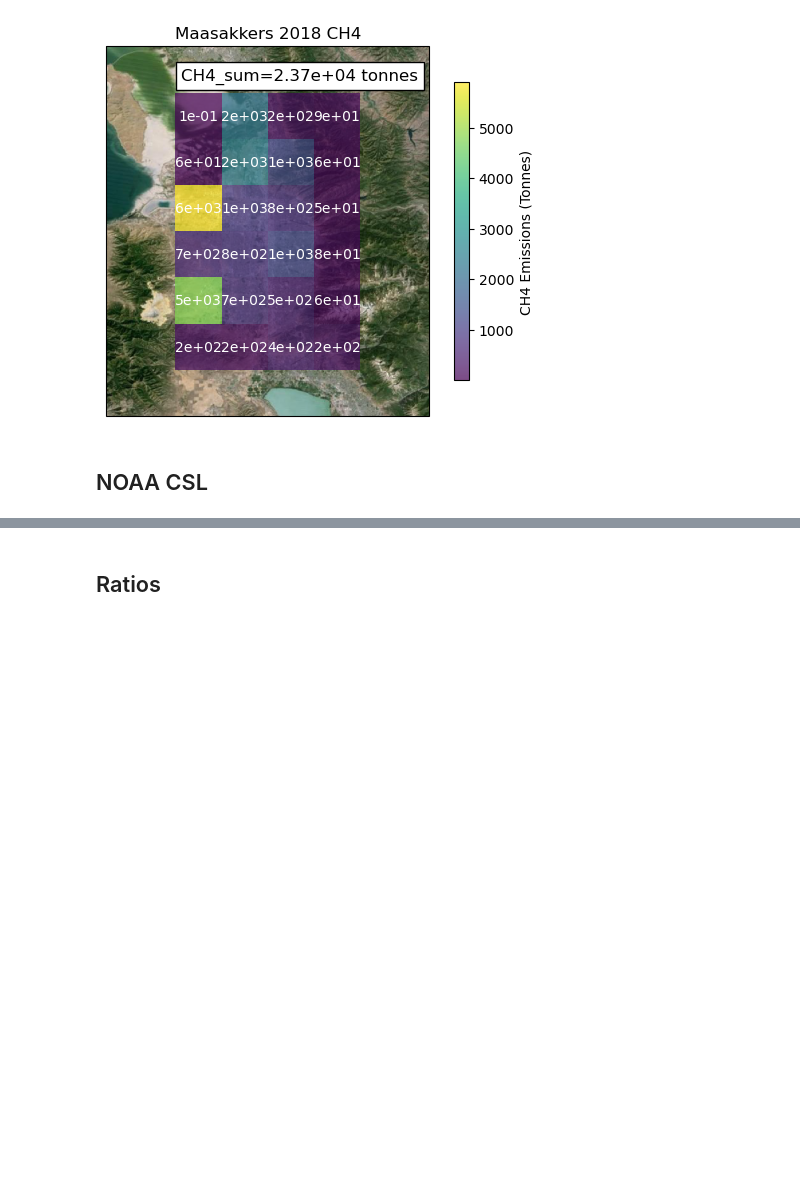
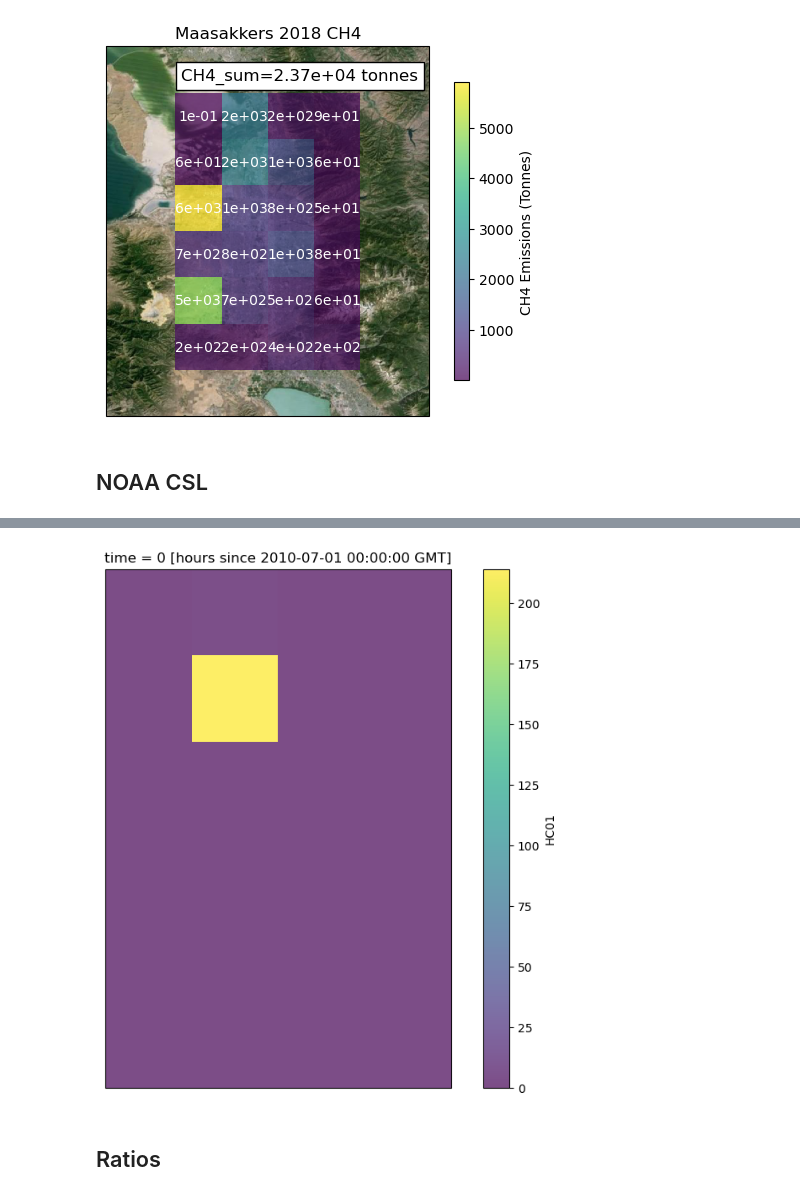
Before and after one commit to agmeyer4/Atmos_Column, a Jupyter notebook: atmos_column/ipynbs/inventories.ipynb, the cells around one changed output, grey strips where cells are left out. Drawn from its saved outputs; the diff is of its cells as text; code cells hidden in the pictures; blank space fills up the shorter version.

```diff
--- a/atmos_column/ipynbs/inventories.ipynb
+++ b/atmos_column/ipynbs/inventories.ipynb
@@ -343,0 +546,41 @@ plt.show()
+# %%
+hrz = {'00z':{
+            'full_filepath':"/uufs/chpc.utah.edu/common/home/lin-group10/HKH/Public/NOAA_CSL_Raw_Data/EI_2019_01/Area_OG/weekdy/AreaFOGnei17_00to12Z.nc",
+            'ds':None
+        },
+        '12z':{
+            'full_filepath':'/uufs/chpc.utah.edu/common/home/lin-group10/HKH/Public/NOAA_CSL_Raw_Data/EI_2019_01/Area_OG/satdy/AreaFOGnei17_12to24Z.nc',
+            'ds':None
+        }}
+var_name = 'HC01'
+
+ds_example = xr.open_dataset(hrz['00z']['full_filepath'])
+regridder, lonc, latc = makeregridder(ds,var_name)
+
+for key, hz in hrz.items():
+    ds_in = xr.open_dataset(hz['full_filepath'],chunks={'Time': 1})
+    ds_in = reformat_ds(ds_in,lonc,latc)
+    ds_out = regridder(ds_in)
+    ds_out = convert_units(ds_out)
+    ds_out = reformat_ds_out(ds_out,'00z')
+    hrz[key]['ds'] = ds_out
+
+
+#ds_out = combine_dayhalves(ds_out_00z, ds_out_12z)
+#ds_out = set_output_attrs(ds_out)
+# %%
+day_ds = combine_dayhalves(hrz['00z']['ds'], hrz['12z']['ds'])
+day_ds = set_output_attrs(day_ds)
+# %%
+sub_ds = trim_ds(day_ds,dataset_extent)
+# %%
+proj = ccrs.PlateCarree()
+fig = plt.figure(figsize=(10,8))
+ax = plt.axes(projection = proj)
+sub_ds[var_name][0,:,:].plot.pcolormesh('lon','lat',ax = ax,alpha=0.7,cmap='viridis')
+ax.coastlines()
+ax.add_feature(cfeature.BORDERS)
+ax.add_feature(cfeature.STATES)
+plt.show()
+# %% [output]
+[figure, added]
```
Also changed, not shown: parts of 13 cells of this notebook.
